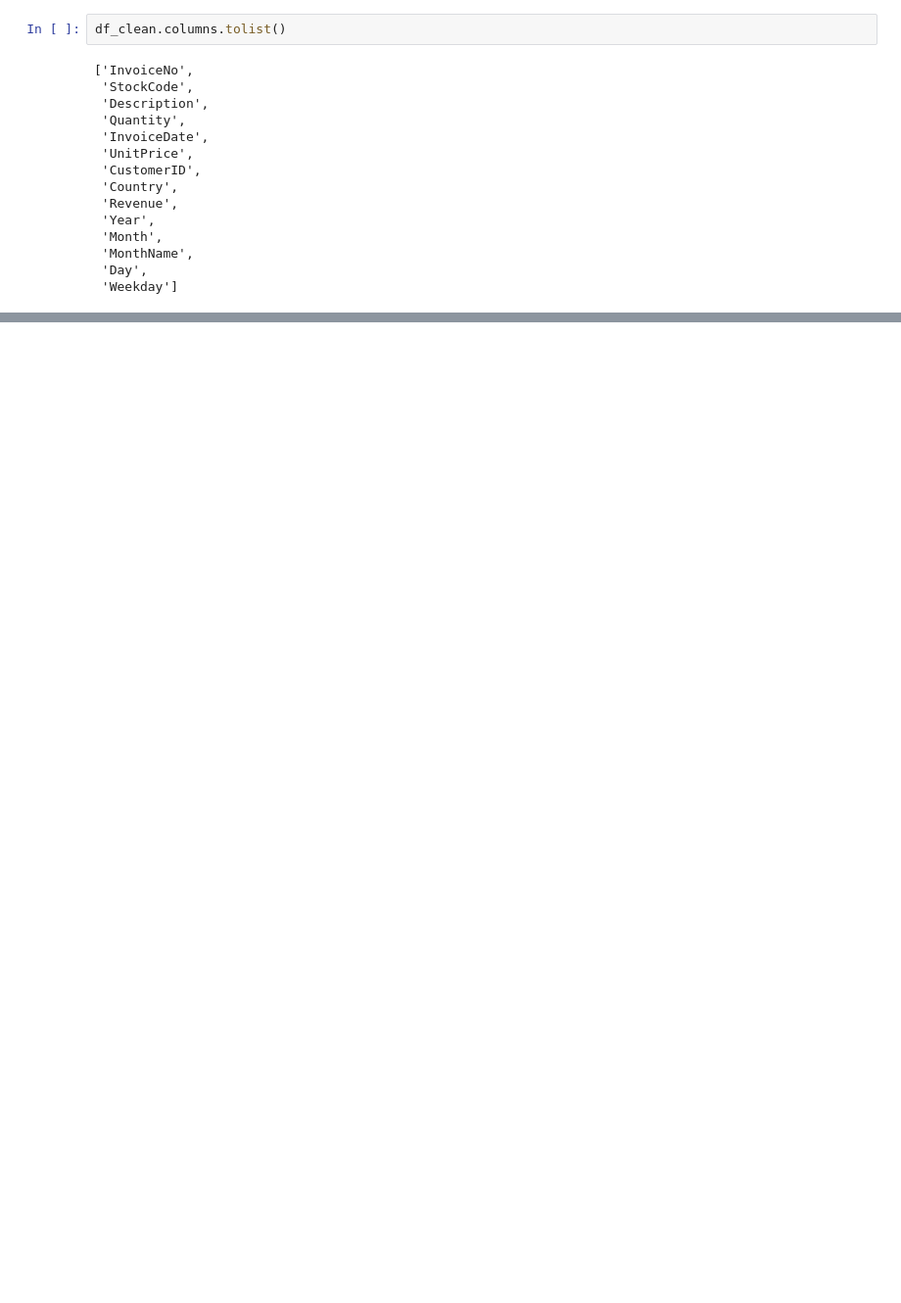
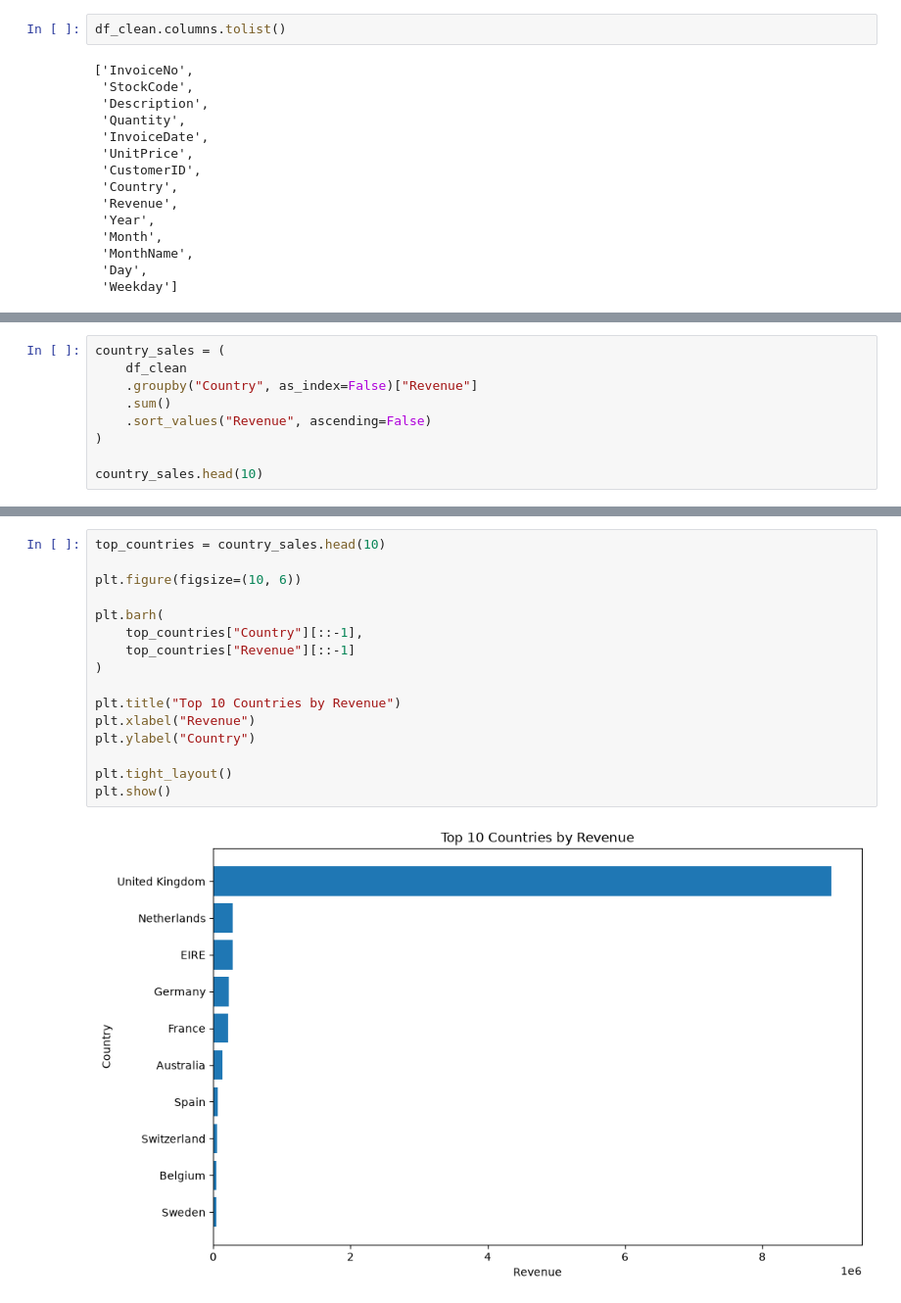
Before and after one commit to fazilkhan-dev/ecommerce-sales-analytics, a Jupyter notebook: notebooks/EDA.ipynb, the cells around one changed output, grey strips where cells are left out. Shown at 98% size. Drawn from its saved outputs; the diff is of its cells as text; blank space fills up the shorter version.

```diff
--- a/notebooks/EDA.ipynb
+++ b/notebooks/EDA.ipynb
@@ -469,0 +565,9 @@ df_clean.columns.tolist()
+# %%
+country_sales = (
+    df_clean
+    .groupby("Country", as_index=False)["Revenue"]
+    .sum()
+    .sort_values("Revenue", ascending=False)
+)
+
+country_sales.head(10)
@@ -469,0 +586,18 @@ df_clean.columns.tolist()
+# %%
+top_countries = country_sales.head(10)
+
+plt.figure(figsize=(10, 6))
+
+plt.barh(
+    top_countries["Country"][::-1],
+    top_countries["Revenue"][::-1]
+)
+
+plt.title("Top 10 Countries by Revenue")
+plt.xlabel("Revenue")
+plt.ylabel("Country")
+
+plt.tight_layout()
+plt.show()
+# %% [output]
+[figure, added]
```
Also changed, not shown: parts of 50 cells of this notebook, 8 other files.
